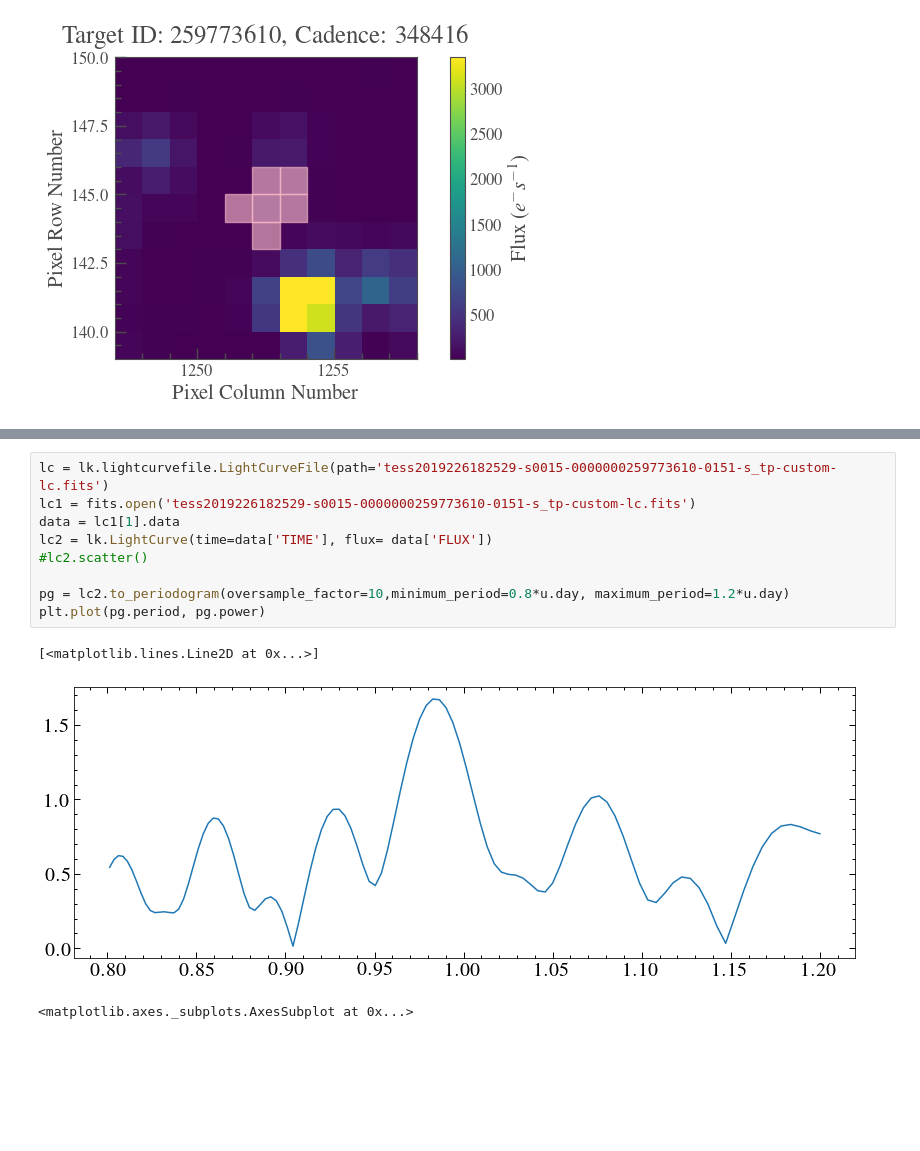
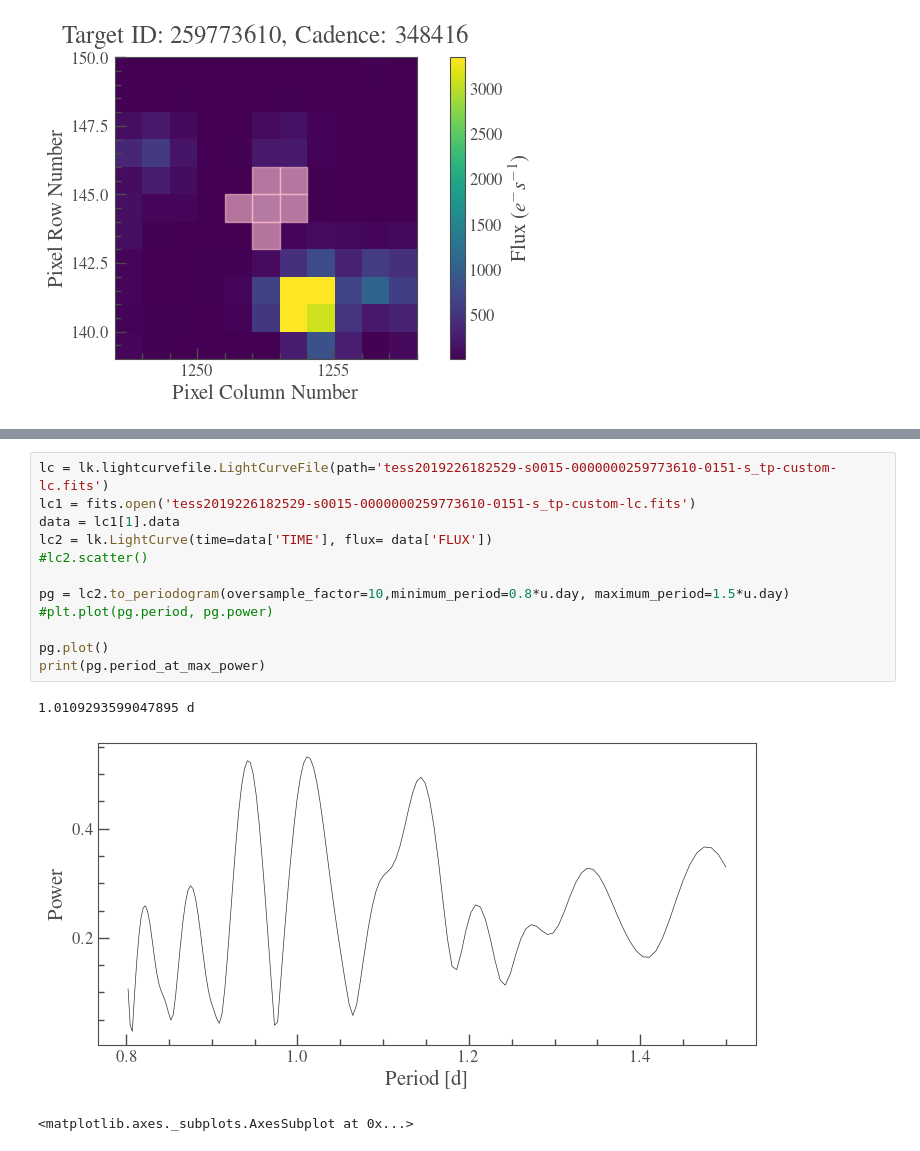
Before and after one commit to davidjwilson/GD394-Tess, a Jupyter notebook: closest.ipynb, the cells around one changed output, grey strips where cells are left out. Drawn from its saved outputs; the diff is of its cells as text; blank space fills up the shorter version.

Commit message:
new plot

```diff
--- a/closest.ipynb
+++ b/closest.ipynb
@@ -35,15 +35,18 @@ WARNING:bokeh.core.validation.check:W-1005 (FIXED_SIZING_MODE): 'fixed' sizing m
 # %%
 lc = lk.lightcurvefile.LightCurveFile(path='tess2019226182529-s0015-0000000259773610-0151-s_tp-custom-lc.fits')
 lc1 = fits.open('tess2019226182529-s0015-0000000259773610-0151-s_tp-custom-lc.fits')
 data = lc1[1].data
 lc2 = lk.LightCurve(time=data['TIME'], flux= data['FLUX'])
 #lc2.scatter()
 
-pg = lc2.to_periodogram(oversample_factor=10,minimum_period=0.8*u.day, maximum_period=1.2*u.day)
-plt.plot(pg.period, pg.power)
+pg = lc2.to_periodogram(oversample_factor=10,minimum_period=0.8*u.day, maximum_period=1.5*u.day)
+#plt.plot(pg.period, pg.power)
+
+pg.plot()
+print(pg.period_at_max_power)
 # %% [output]
-[<matplotlib.lines.Line2D at 0x...>]
+1.0109293599047895 d
-[figure, old version]
+[figure, new version]
 # %%
 # %% [output]
 <matplotlib.axes._subplots.AxesSubplot at 0x...>
```
Also changed, not shown: parts of 2 cells of this notebook, 5 other files.
